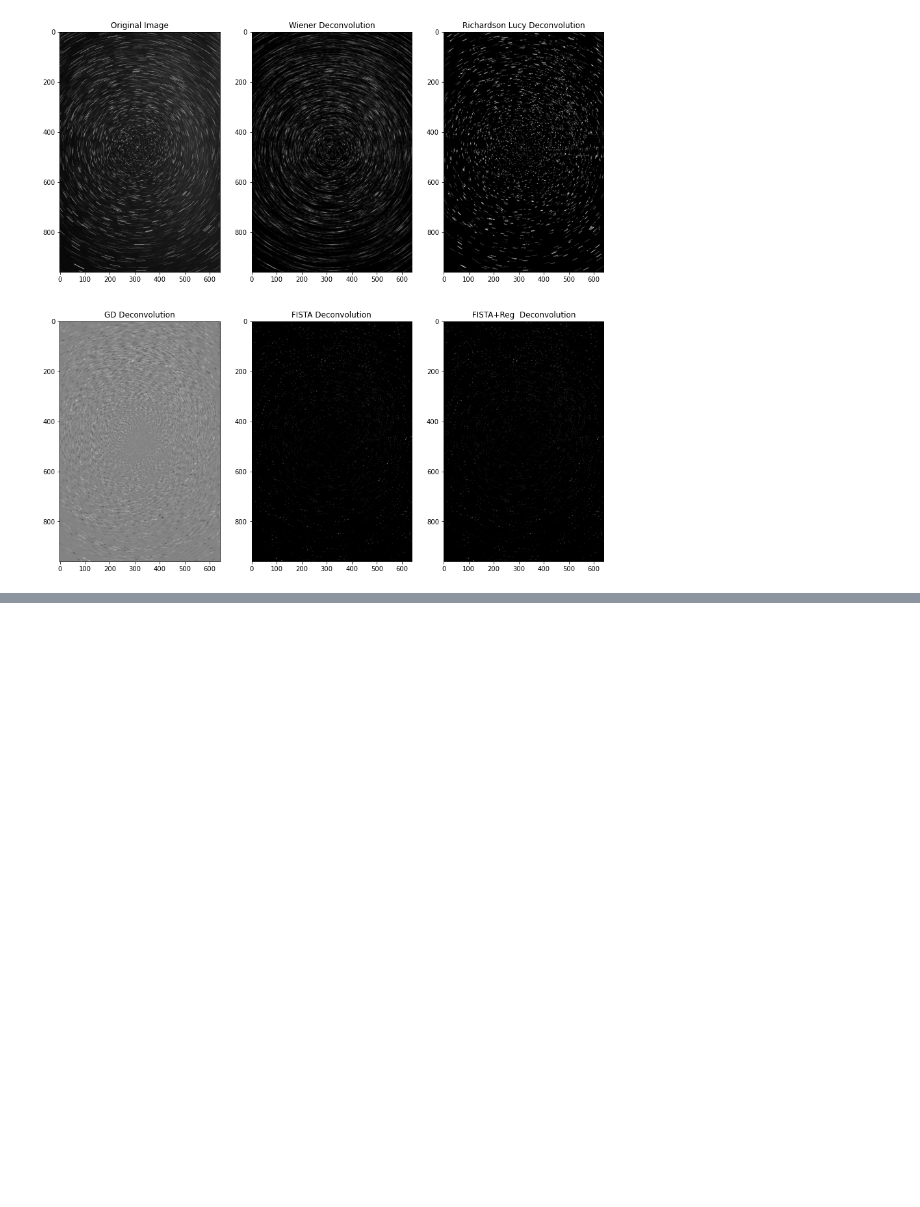
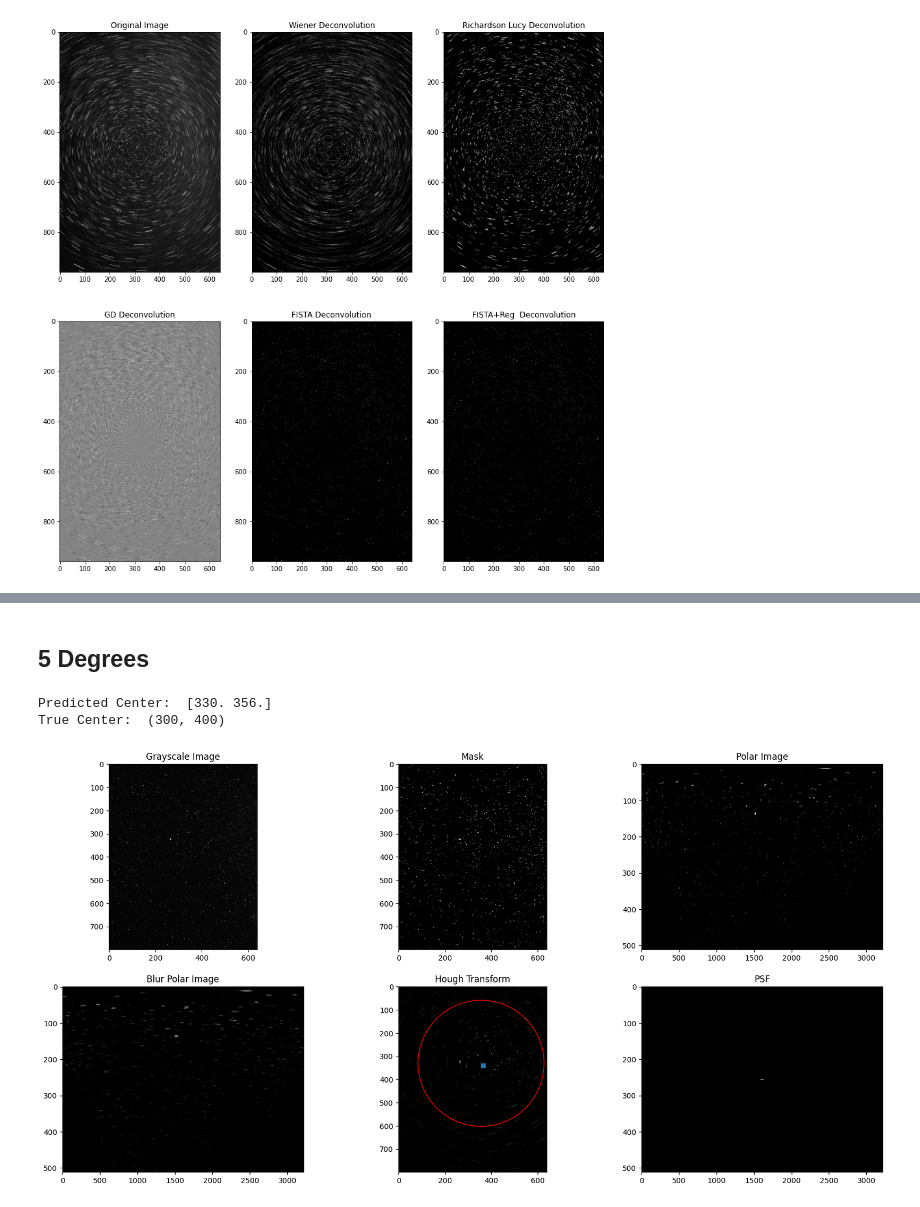
Before and after one commit to GSNikhil/star-trail-removal, a Jupyter notebook: main.ipynb, the cells around one changed output, grey strips where cells are left out. Drawn from its saved outputs; the diff is of its cells as text; code cells hidden in the pictures; blank space fills up the shorter version.

Commit message:
[ADD] Synthetic pipeline with 5, 10, 15, and 30 degrees

```diff
--- a/main.ipynb
+++ b/main.ipynb
@@ -1036,0 +1050,71 @@ plt.show()
+# %% [markdown]
+## 5 Degrees
+# %%
+# 1. Load the image and convert it to grayscale, generate masked_img
+img = plt.imread('real/stars3.jpg')
+
+_ = plt.figure(figsize=(20, 10))
+
+img = cv2.cvtColor(img, cv2.COLOR_RGB2GRAY)
+
+img = np.asarray(img / 255, dtype=np.float32)
+
+plt.subplot(2, 3, 1)
+plt.imshow(img, cmap='gray')
+plt.title("Grayscale Image")
+
+mask = (img > 0.25).astype(np.uint8)
+
+plt.subplot(2, 3, 2)
+plt.imshow(mask, cmap='gray')
+plt.title("Mask")
+
+masked_img = mask * img
+
+# 2. Decide on center
+center = (300, 400)
+
+# 3. Generate the kernel
+r = (np.array(img.shape[:2])**2).sum()**0.5/2
+total_theta = int(round(r*2*np.pi))
+
+degrees = 5
+kernel_length = int(round((degrees * total_theta) / 360))
+
+kernel = np.ones((1, kernel_length)) / kernel_length
+print("Kernel Length: ", kernel_length, kernel.sum())
+
+# 4. Polar transform the image
+polar_img = polar_transform(masked_img, center)
+plt.subplot(2, 3, 3)
+plot_polar_img(polar_img, title="Polar Image")
+
+# 5. Apply the kernel
+blur_polar_img = generate_star_trails(polar_img, kernel)
+plt.subplot(2, 3, 4)
+plot_polar_img(blur_polar_img, title="Blur Polar Image")
+
+# 6. Find Center
+ax_center = plt.subplot(2, 3, 5)
+inv_polar_img = inverse_polar_transform(blur_polar_img, center, output=img.shape)
+calc_center = find_center(inv_polar_img, threshold=0, ax=ax_center)
+
+print("True Center: ", center)
+
+# 6. Form PSF and Padded PSF
+psf = np.zeros_like(polar_img)
+kh, kw = kernel.shape
+H, W = psf.shape
+psf[H//2-kh//2:H//2-kh//2+kh, W//2-kw//2:W//2-kw//2+kw] = kernel
+
+pad_psf = pad(kernel, np.zeros((2*H, 2*W)))
+
+plt.subplot(2, 3, 6)
+plt.imshow(psf, cmap='gray', aspect='auto')
+plt.title('PSF')
+
+plt.show()
+# %% [output]
+Predicted Center:  [330. 356.]
+True Center:  (300, 400)
+[figure, added]
```
Also changed, not shown: parts of 17 cells of this notebook.
